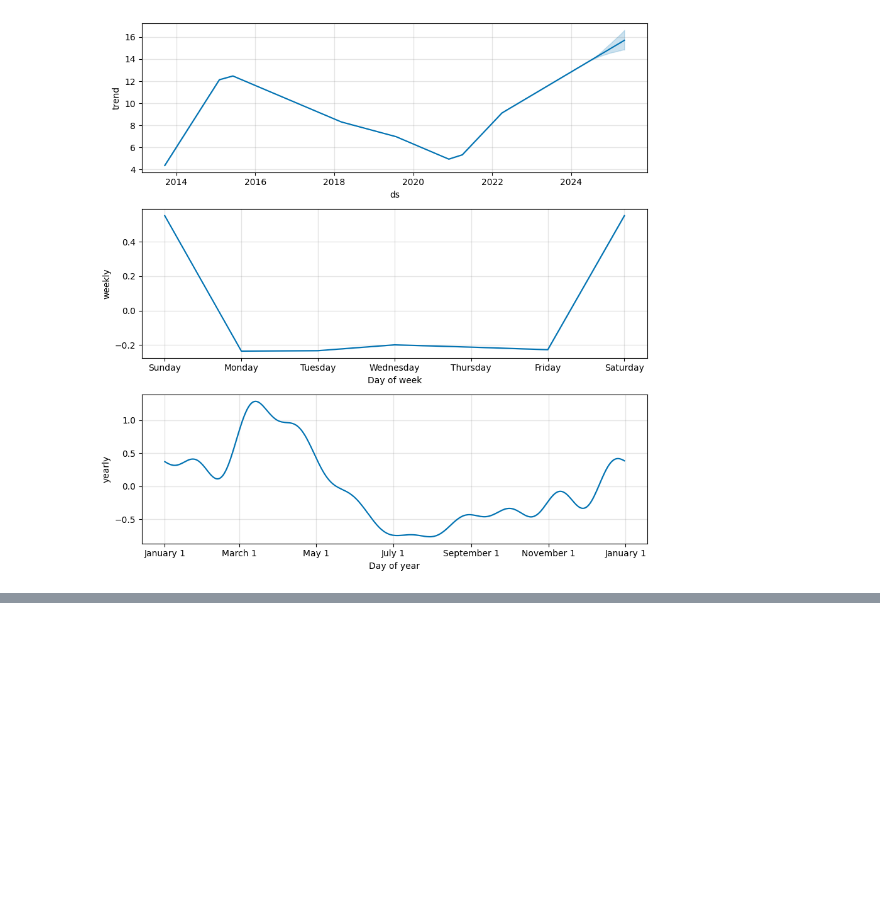
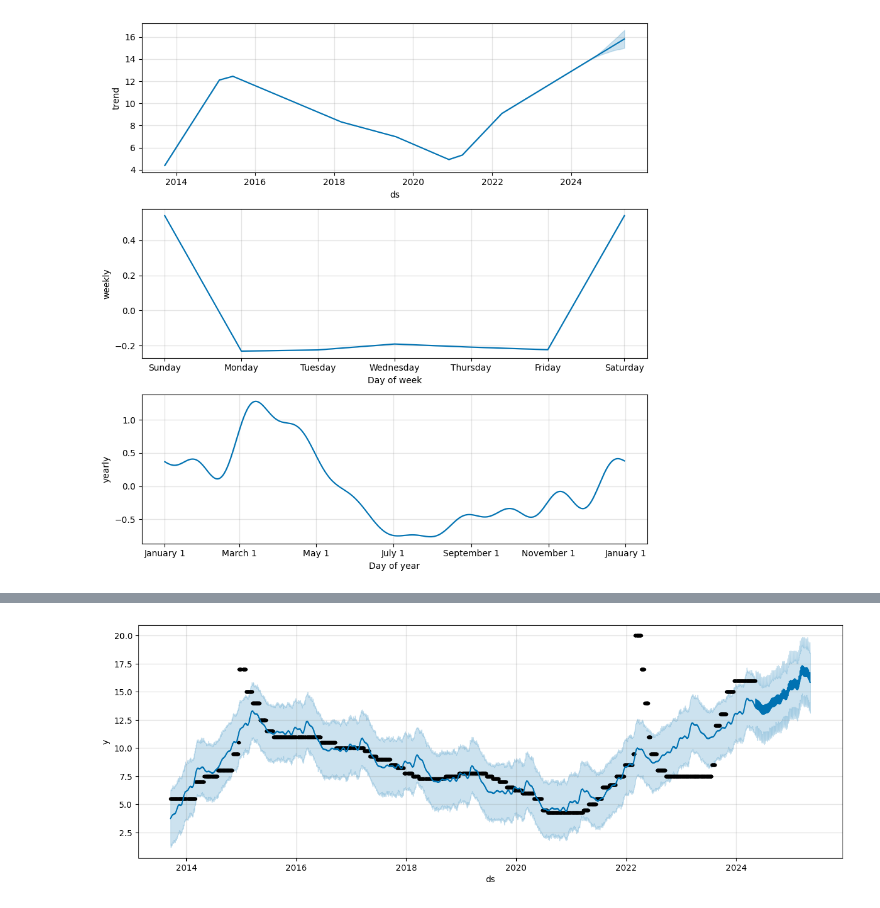
Before and after one commit to myxa95/01_Prediction_of_the_key_rate_in_the_Russian_Federation, a Jupyter notebook: notebooks/Baseline_Tuning.ipynb, the cells around one changed output, grey strips where cells are left out. Cells and saved outputs as stored; diff of their text form; code cells hidden in the pictures; blank space fills up the shorter version.

```diff
--- a/notebooks/Baseline_Tuning.ipynb
+++ b/notebooks/Baseline_Tuning.ipynb
@@ -497,0 +502,4 @@ plt.show()
+# %%
+# Обучение модели на df
+final_test_model = Prophet()
+final_test_model.fit(df)
@@ -497,0 +510,5 @@ plt.show()
+# %%
+# Создание df с прогнозом
+future = final_test_model.make_future_dataframe(periods=pred_days_forecast, freq='D')
+forecast = final_test_model.predict(future)
+forecast[['ds', 'yhat', 'yhat_lower', 'yhat_upper']].tail()
@@ -497,0 +522,9 @@ plt.show()
+# %%
+# Смотрим график прогноза
+fig, ax = plt.subplots(1)
+fig.set_figheight(5)
+fig.set_figwidth(15)
+fig = final_test_model.plot(forecast,ax=ax)
+plt.show()
+# %% [output]
+[figure, added]
```
Also changed, not shown: parts of 40 cells of this notebook, 14 other files.
